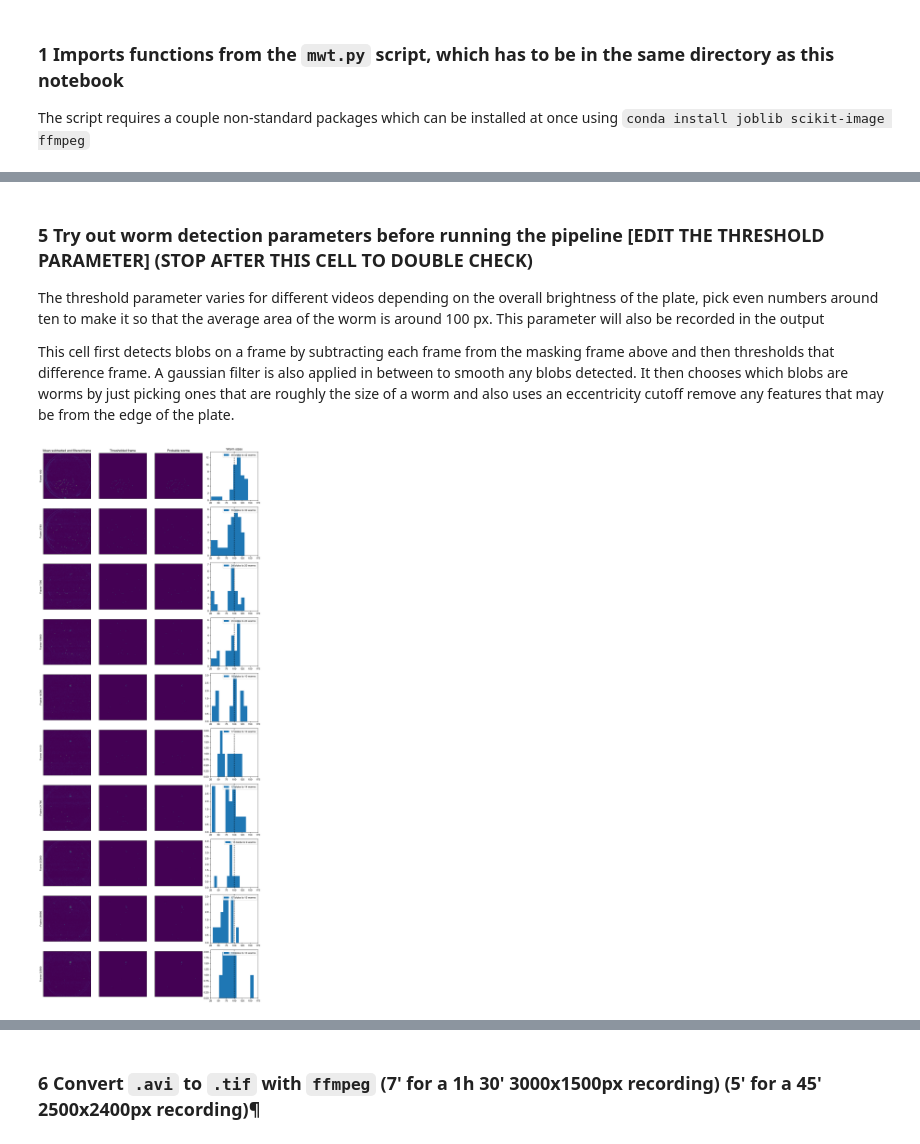
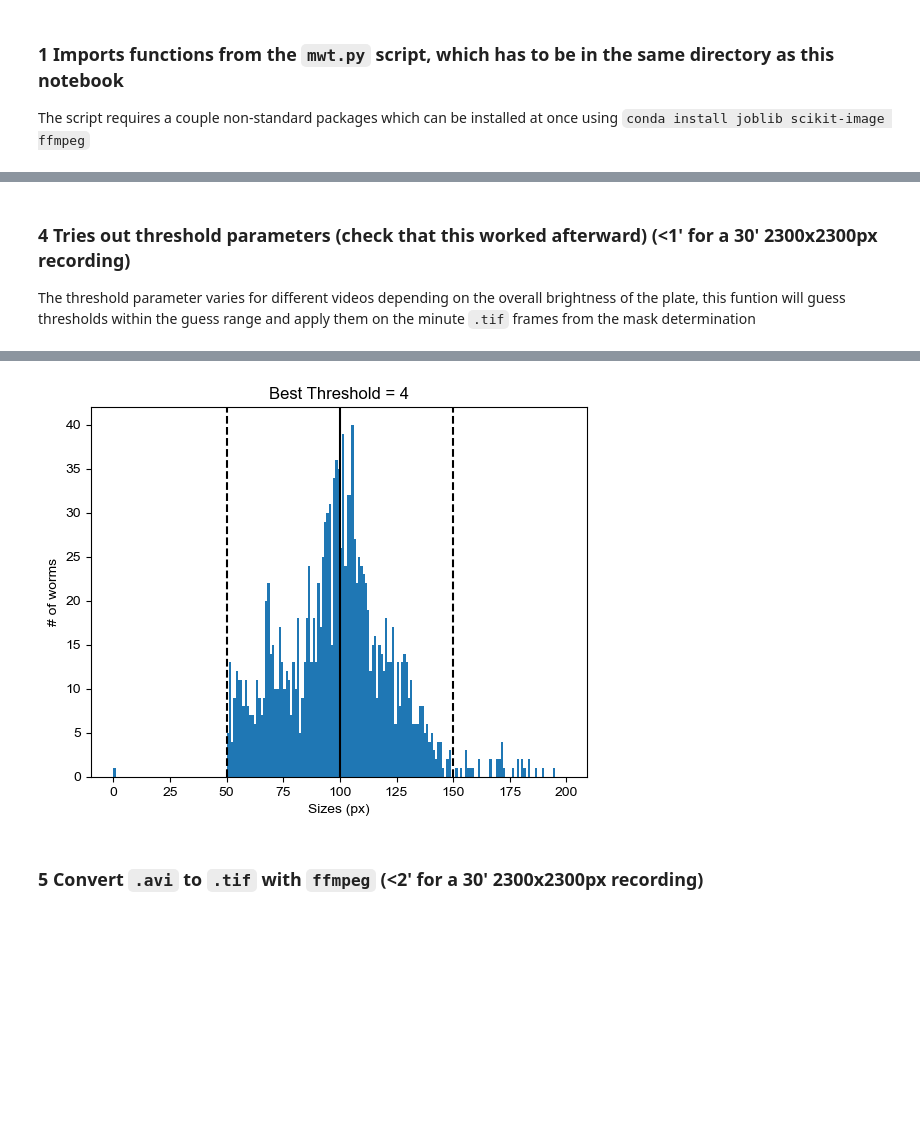
Before and after one commit to azwang10/multi-worm-tracker, a Jupyter notebook: multiwormtracker.ipynb, the cells around one changed output, grey strips where cells are left out. Saved outputs shown, nothing was run; the diff lists cells and outputs as text; code cells hidden in the pictures; blank space fills up the shorter version.

```diff
--- a/multiwormtracker.ipynb
+++ b/multiwormtracker.ipynb
@@ -44,17 +55,11 @@ Wall time: 67.7 ms
 # %% [markdown]
-### 5 Try out worm detection parameters before running the pipeline [EDIT THE THRESHOLD PARAMETER] (STOP AFTER THIS CELL TO DOUBLE CHECK)
+### 4 Tries out threshold parameters (check that this worked afterward) (<1' for a 30' 2300x2300px recording)
 
-The threshold parameter varies for different videos depending on the overall brightness of the plate, pick even numbers around ten to make it so that the average area of the worm is around 100 px. This parameter will also be recorded in the output
-
-This cell first detects blobs on a frame by subtracting each frame from the masking frame above and then thresholds that difference frame. A gaussian filter is also applied in between to smooth any blobs detected. It then chooses which blobs are worms by just picking ones that are roughly the size of a worm and also uses an eccentricity cutoff remove any features that may be from the edge of the plate.
+The threshold parameter varies for different videos depending on the overall brightness of the plate, this funtion will guess thresholds within the guess range and apply them on the minute `.tif` frames from the mask determination
-# %%
-#EDIT
-THRESHOLD = 14 #THE MOST IMPORTANT PARAMETER, adjust this so that the worm size is centered around 100
-SIGMA = 2 #applies a gaussian filter with this sigma, can just be kept as two
-AREA_RANGE = (25, 175) #chooses worms in this area range, can just be kept in this range
-ECCENTRICITY_RANGE = (0, 0.99) #chooses worms in this eccentricity range, can just be kept in this range
-IMAGE_MEAN = 240 #normalizes all plates to this average intensity, can just be kept as 240
-
-check_params(scratch_dir, mask, THRESHOLD, SIGMA, AREA_RANGE, ECCENTRICITY_RANGE, IMAGE_MEAN, rows=10)
-# %% [output]
-[figure, removed]
+# %%
+%%time
+THRESHOLD_GUESSES = range(2, 11)
+SIZE_RANGE = (50, 150)
+
+best_threshold = guess_threshold(scratch_dir, mask, threshold_guesses=THRESHOLD_GUESSES, size_range=SIZE_RANGE)
+# %% [output]
@@ -61,5 +68,6 @@ check_params(scratch_dir, mask, THRESHOLD, SIGMA, AREA_RANGE, ECCENTRICITY_RANGE
+[figure, added]
 # %% [markdown]
-### 6 Convert `.avi` to `.tif` with `ffmpeg` (7' for a 1h 30' 3000x1500px recording) (5' for a 45' 2500x2400px recording)¶
+### 5 Convert `.avi` to `.tif` with `ffmpeg` (<2' for a 30' 2300x2300px recording)
 # %%
 %%time
 
```
Also changed, not shown: parts of 20 cells of this notebook, 1 other file.
